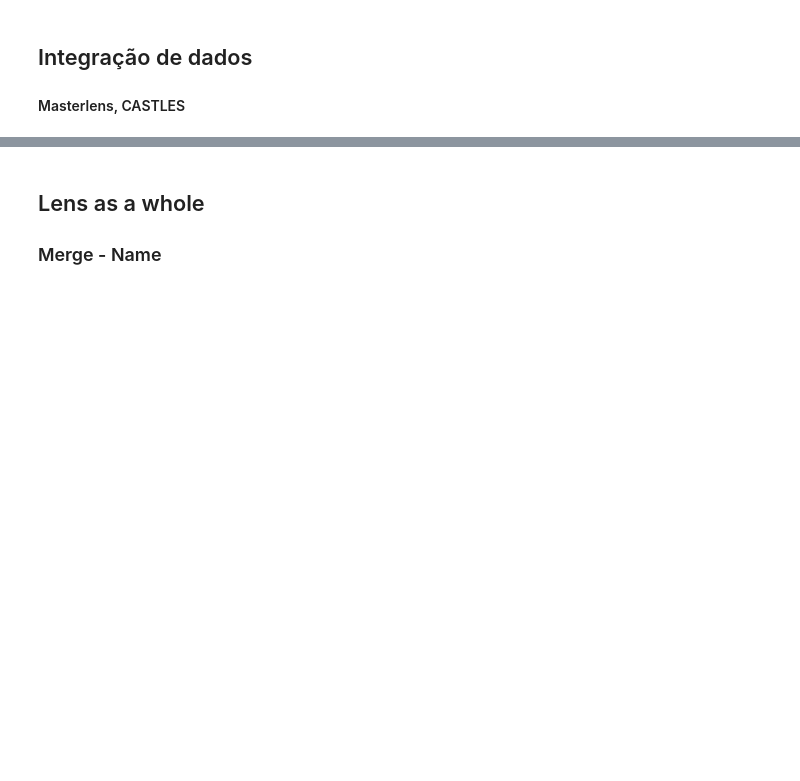
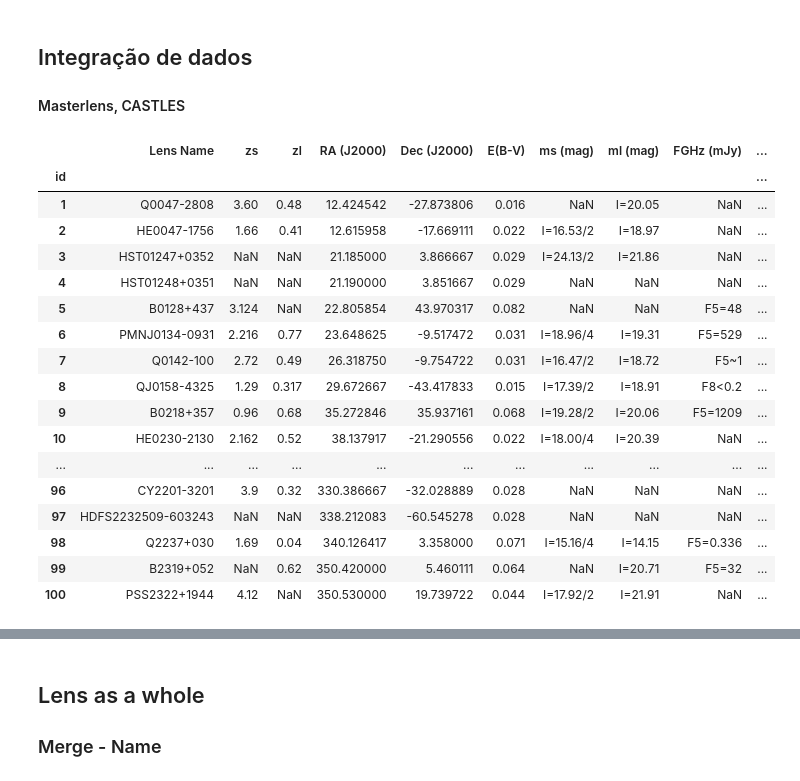
Before and after one commit to vivianemm/GLquasars, a Jupyter notebook: Database/Integration.ipynb, the cells around one changed output, grey strips where cells are left out. Drawn from its saved outputs; the diff is of its cells as text; code cells hidden in the pictures; blank space fills up the shorter version.

```diff
--- a/Database/Integration.ipynb
+++ b/Database/Integration.ipynb
@@ -91,10 +91,31 @@ def castles_imgs():
     castles.drop('name', axis=1, inplace=True)
 
     # joining imgs df with system df
-    result = pd.concat([castles, imgs_df], axis=1, join='outer')
-    result.reset_index(drop=True, inplace=True)
+    result = pd.concat([castles, imgs_df], axis=1, join='outer', sort=False)
+    result.set_index(castles['id'], inplace=True)
 
     return result
+# %%
+castles_imgs()
+# %% [output]
+|  | Lens Name | zs | zl | RA (J2000) | Dec (J2000) | E(B-V) | ms (mag) | ml (mag) | FGHz (mJy) | ... |
+| id |  |  |  |  |  |  |  |  |  | ... |
+| 1 | Q0047-2808 | 3.60 | 0.48 | 12.424542 | -27.873806 | 0.016 | NaN | I=20.05 | NaN | ... |
+| 2 | HE0047-1756 | 1.66 | 0.41 | 12.615958 | -17.669111 | 0.022 | I=16.53/2 | I=18.97 | NaN | ... |
+| 3 | HST01247+0352 | NaN | NaN | 21.185000 | 3.866667 | 0.029 | I=24.13/2 | I=21.86 | NaN | ... |
+| 4 | HST01248+0351 | NaN | NaN | 21.190000 | 3.851667 | 0.029 | NaN | NaN | NaN | ... |
+| 5 | B0128+437 | 3.124 | NaN | 22.805854 | 43.970317 | 0.082 | NaN | NaN | F5=48 | ... |
+| 6 | PMNJ0134-0931 | 2.216 | 0.77 | 23.648625 | -9.517472 | 0.031 | I=18.96/4 | I=19.31 | F5=529 | ... |
+| 7 | Q0142-100 | 2.72 | 0.49 | 26.318750 | -9.754722 | 0.031 | I=16.47/2 | I=18.72 | F5~1 | ... |
+| 8 | QJ0158-4325 | 1.29 | 0.317 | 29.672667 | -43.417833 | 0.015 | I=17.39/2 | I=18.91 | F8<0.2 | ... |
+| 9 | B0218+357 | 0.96 | 0.68 | 35.272846 | 35.937161 | 0.068 | I=19.28/2 | I=20.06 | F5=1209 | ... |
+| 10 | HE0230-2130 | 2.162 | 0.52 | 38.137917 | -21.290556 | 0.022 | I=18.00/4 | I=20.39 | NaN | ... |
+| ... | ... | ... | ... | ... | ... | ... | ... | ... | ... | ... |
+| 96 | CY2201-3201 | 3.9 | 0.32 | 330.386667 | -32.028889 | 0.028 | NaN | NaN | NaN | ... |
+| 97 | HDFS2232509-603243 | NaN | NaN | 338.212083 | -60.545278 | 0.028 | NaN | NaN | NaN | ... |
+| 98 | Q2237+030 | 1.69 | 0.04 | 340.126417 | 3.358000 | 0.071 | I=15.16/4 | I=14.15 | F5=0.336 | ... |
+| 99 | B2319+052 | NaN | 0.62 | 350.420000 | 5.460111 | 0.064 | NaN | I=20.71 | F5=32 | ... |
+| 100 | PSS2322+1944 | 4.12 | NaN | 350.530000 | 19.739722 | 0.044 | I=17.92/2 | I=21.91 | NaN | ... |
 # %%
 # importing masterlens data  -  n(50) lenses
 # returns df with masterlens data from tables: system, coordinates(deg) and image paths
```
Also changed, not shown: parts of 6 cells of this notebook.
